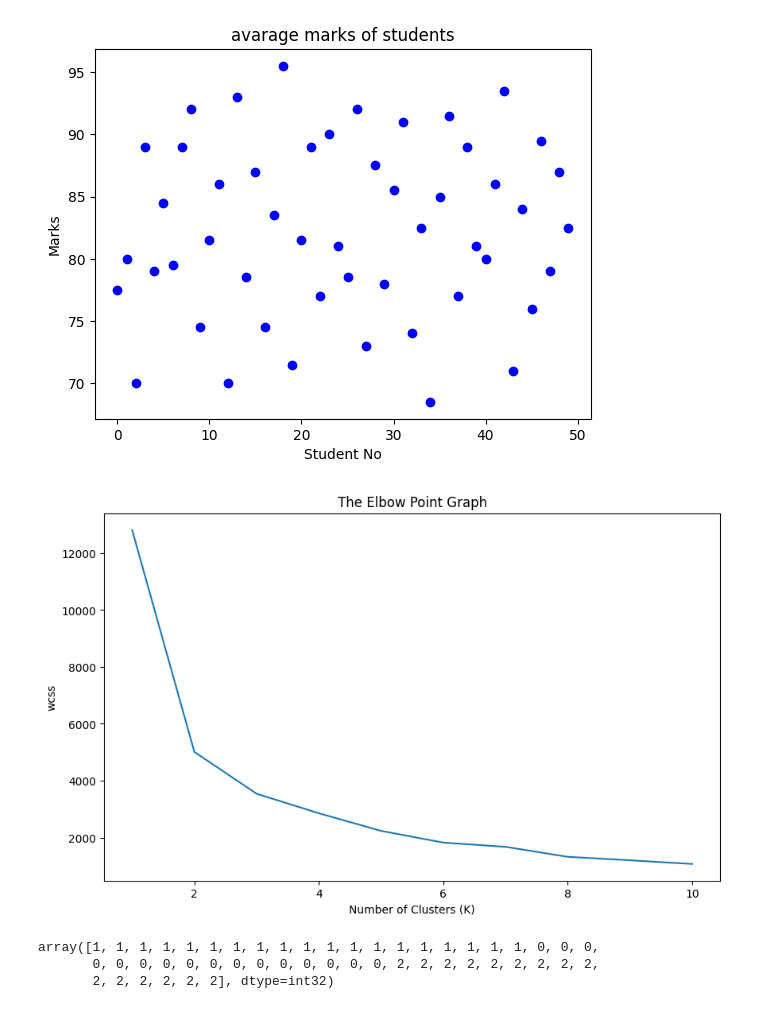
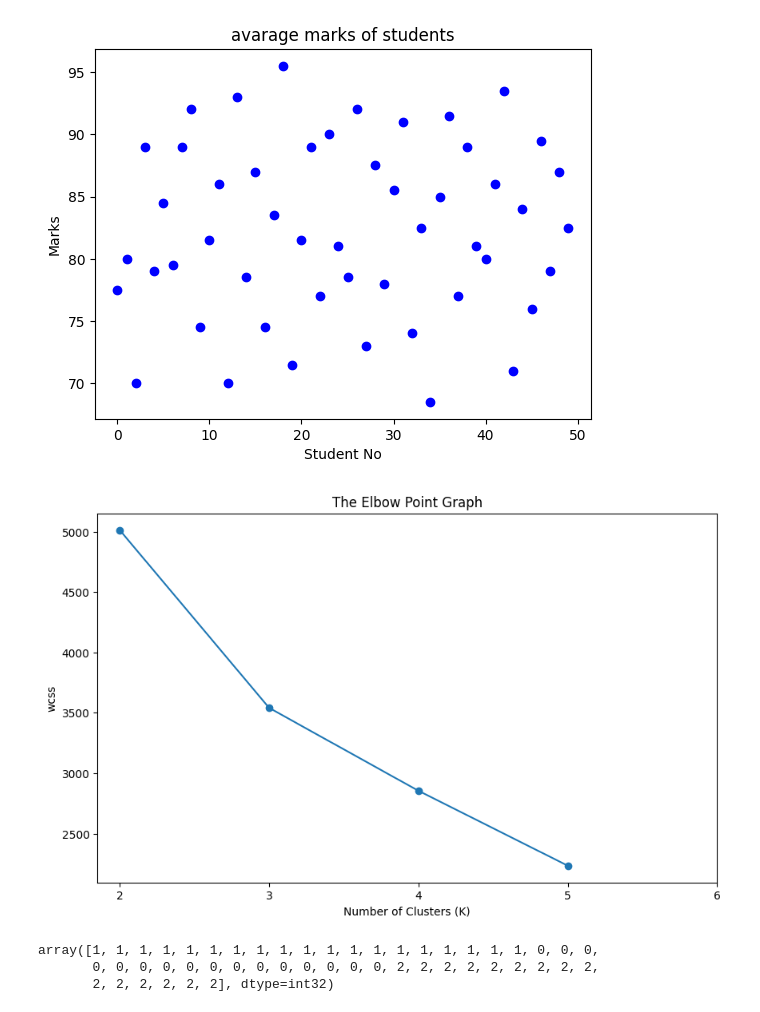
Before and after one commit to MDRumman2019/PDS-11-25, a Jupyter notebook: project2_datascience.ipynb, the cells around one changed output. Drawn from its saved outputs; the diff is of its cells as text; code cells hidden in the pictures.

```diff
--- a/project2_datascience.ipynb
+++ b/project2_datascience.ipynb
@@ -54,19 +54,21 @@ plt.show()
 [figure]
 # %%
 wcss=[]
-for i in range(1,11):
+for i in range(2,6):
   kmeans = KMeans(n_clusters=i, init='k-means++', random_state=2)
   kmeans.fit(z)
   wcss.append(kmeans.inertia_)
 
 plt.figure(figsize=(10,6))
-plt.plot(range(1,11), wcss)
+plt.plot(range(2,6), wcss)
+plt.scatter(range(2,6), wcss)
 plt.title('The Elbow Point Graph')
 plt.xlabel('Number of Clusters (K)')
 plt.ylabel('wcss')
+plt.xticks([2,3,4,5,6])
 plt.show()
 # %% [output]
-[figure, old version]
+[figure, new version]
 # %%
 kmeans = KMeans(n_clusters=3, init='k-means++', random_state=0)
 Y = kmeans.fit_predict(z)
```
